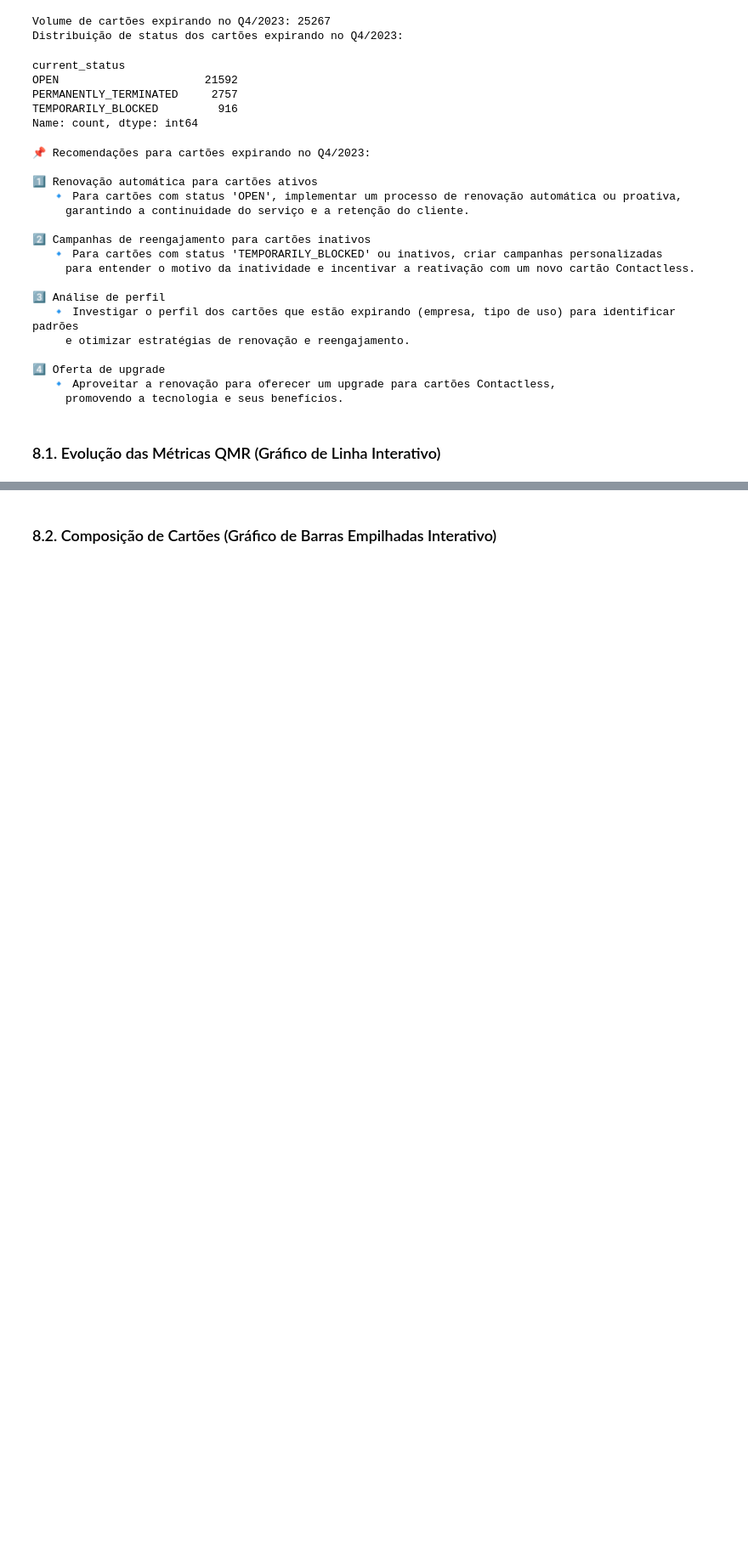
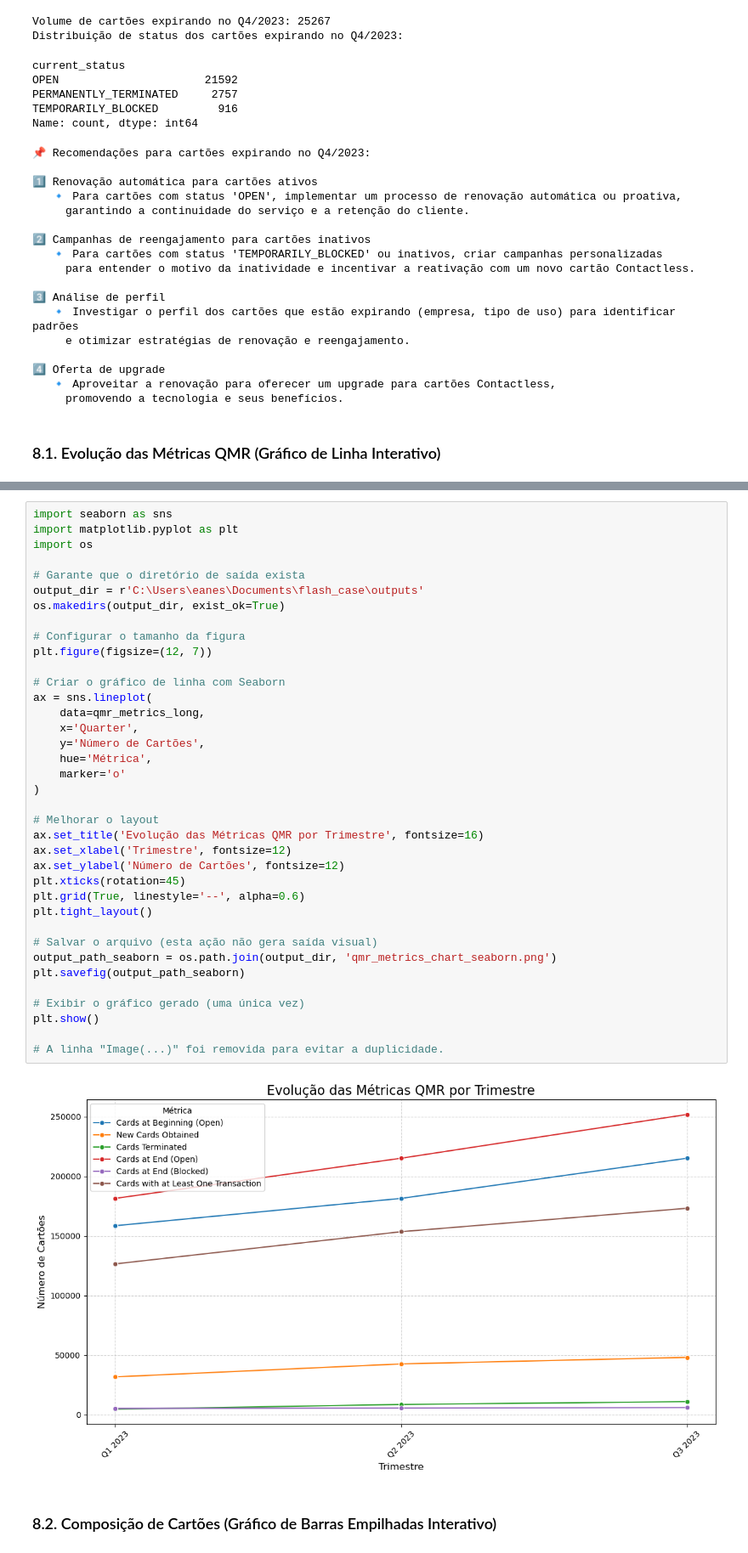
Before and after one commit to EanesRibeiro/case_tecnico_mastercard_qmr, a Jupyter notebook: notebooks/EDA.ipynb, the cells around one changed output, grey strips where cells are left out. Shown at 85% size. Drawn from its saved outputs; the diff is of its cells as text; blank space fills up the shorter version.

```diff
--- a/notebooks/EDA.ipynb
+++ b/notebooks/EDA.ipynb
@@ -847,2 +814,41 @@ Image(os.path.join(output_dir, 'qmr_metrics_line_chart_interactive.png'))
+# %%
+import seaborn as sns
+import matplotlib.pyplot as plt
+import os
+
+# Garante que o diretório de saída exista
+output_dir = r'C:\Users\eanes\Documents\flash_case\outputs'
+os.makedirs(output_dir, exist_ok=True)
+
+# Configurar o tamanho da figura
+plt.figure(figsize=(12, 7))
+
+# Criar o gráfico de linha com Seaborn
+ax = sns.lineplot(
+    data=qmr_metrics_long,
+    x='Quarter',
+    y='Número de Cartões',
+    hue='Métrica',
+    marker='o'
+)
+
+# Melhorar o layout
+ax.set_title('Evolução das Métricas QMR por Trimestre', fontsize=16)
+ax.set_xlabel('Trimestre', fontsize=12)
+ax.set_ylabel('Número de Cartões', fontsize=12)
+plt.xticks(rotation=45)
+plt.grid(True, linestyle='--', alpha=0.6)
+plt.tight_layout()
+
+# Salvar o arquivo (esta ação não gera saída visual)
+output_path_seaborn = os.path.join(output_dir, 'qmr_metrics_chart_seaborn.png')
+plt.savefig(output_path_seaborn)
+
+# Exibir o gráfico gerado (uma única vez)
+plt.show()
+
+# A linha "Image(...)" foi removida para evitar a duplicidade.
+# %% [output]
+[figure, added]
 # %% [markdown]
 ### 8.2. Composição de Cartões (Gráfico de Barras Empilhadas Interativo)
```
Also changed, not shown: parts of 6 cells of this notebook, 7 other files.
